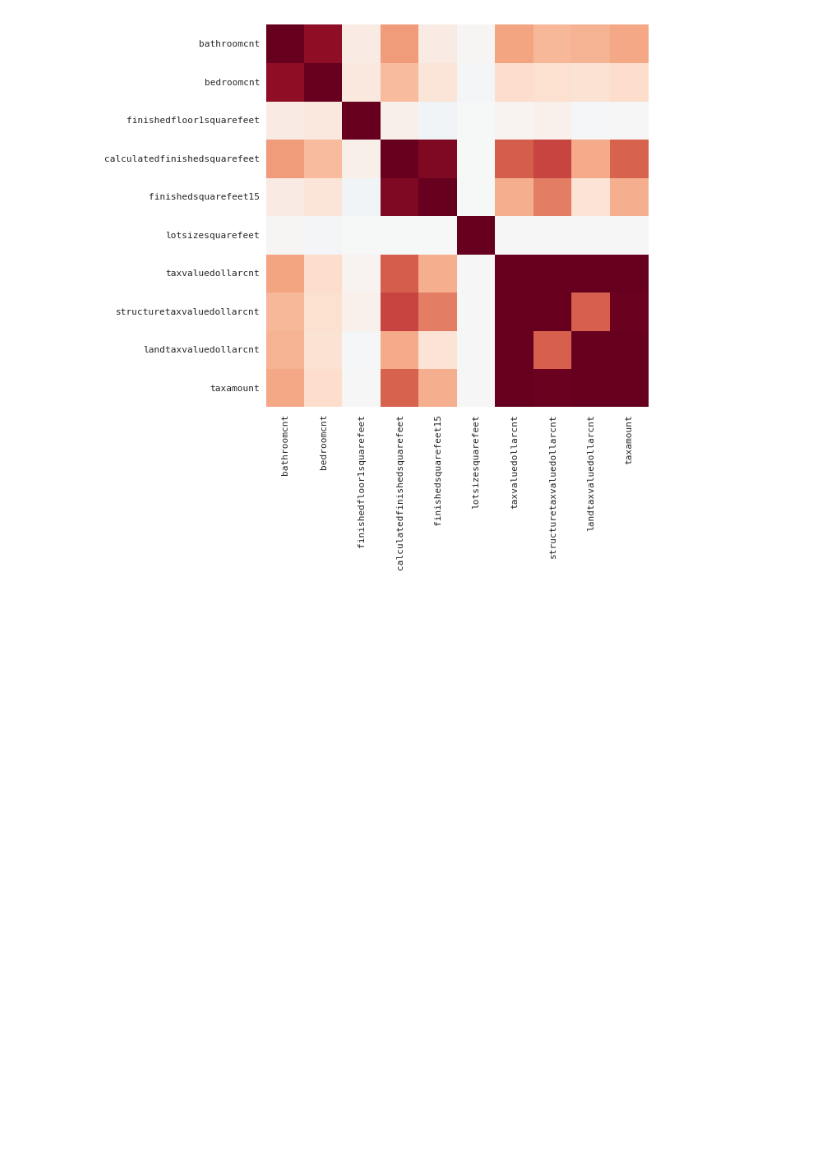
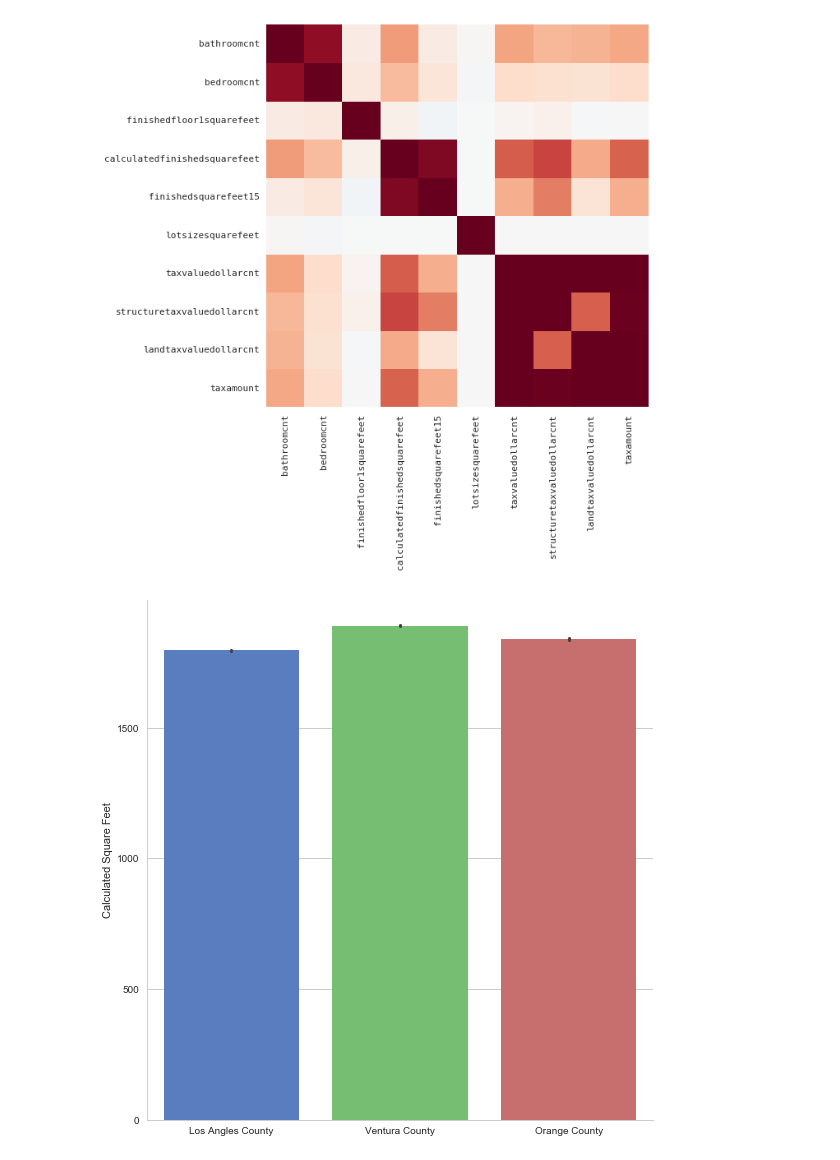
Before and after one commit to ChrisIrwin5620/Data-Mining-Group-Project, a Jupyter notebook: PythonCode/DataMiningProject_MD.ipynb, the cells around one changed output. Saved outputs shown, nothing was run; the diff lists cells and outputs as text; code cells hidden in the pictures; blank space fills up the shorter version.

```diff
--- a/PythonCode/DataMiningProject_MD.ipynb
+++ b/PythonCode/DataMiningProject_MD.ipynb
@@ -380,3 +380,17 @@ sb.heatmap(corrmatrix, vmax=.8, square=True, cbar=False)
 # %% [output]
 <matplotlib.axes._subplots.AxesSubplot at 0x...>
 [figure]
+# %%
+dfDataForStats2 = dfForModel[['countyname',
+                               'calculatedfinishedsquarefeet','regionidcounty']]
+sb.set(style="whitegrid")
+
+g = sb.factorplot("countyname", "calculatedfinishedsquarefeet",
+                   data=dfDataForStats2, kind="bar",
+                   size=8, palette="muted", legend=False)
+g.fig.get_axes()[0].set_ylabel("Average Calculated Square Feet")
+g.fig.get_axes()[0].set_xlabel("")
+g.fig.get_axes()[0].set_yticks(range(0, 2000, 500))
+plt.show()
+# %% [output]
+[figure, added]
```
Also changed, not shown: parts of 4 cells of this notebook.
